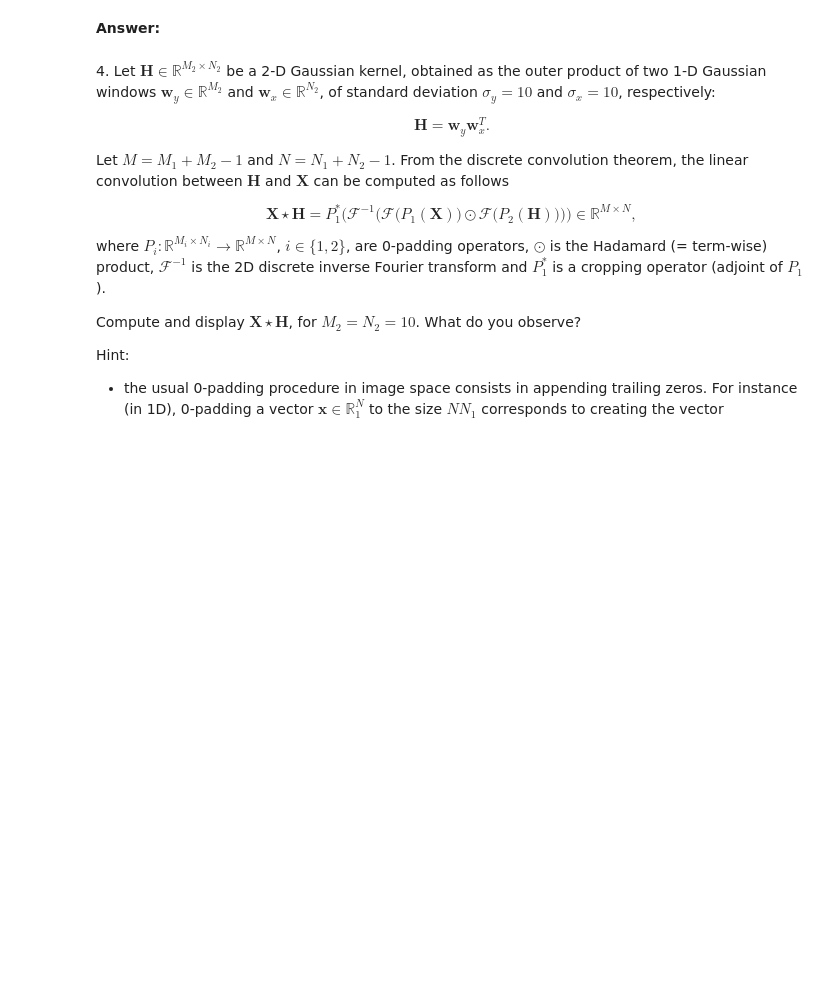
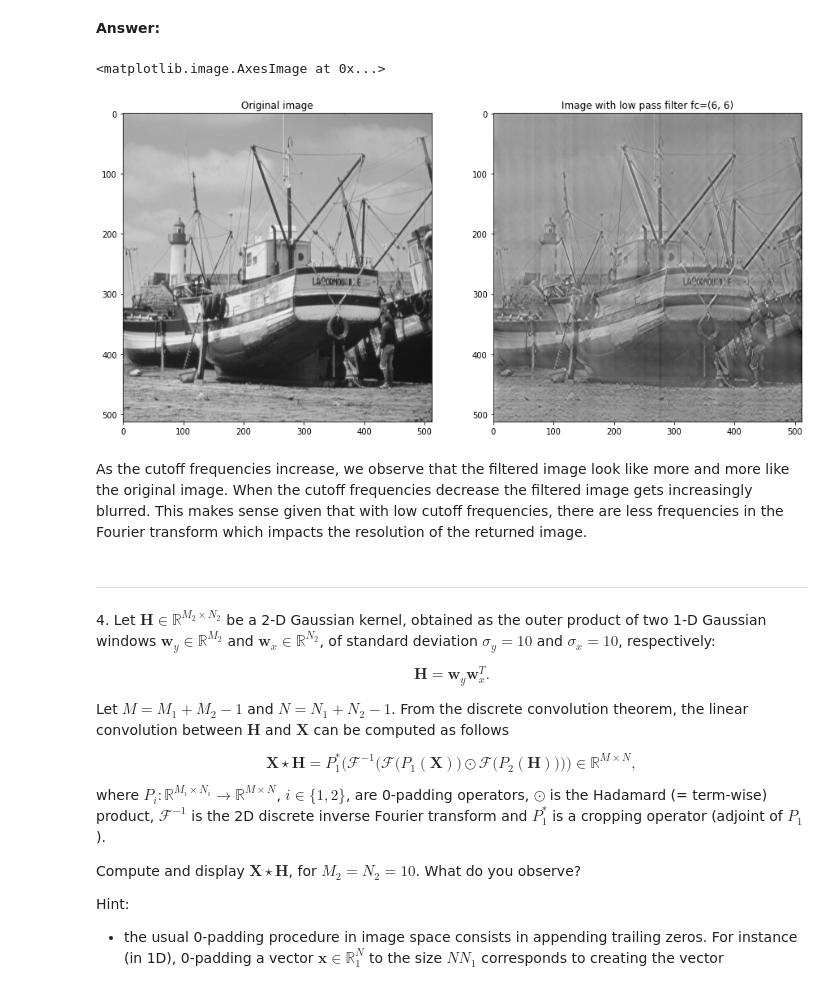
Before and after one commit to heez77/python_sdia, a Jupyter notebook: Labs/Lab3/lab3.ipynb, the cells around one changed output. Cells and saved outputs as stored; diff of their text form; code cells hidden in the pictures; blank space fills up the shorter version.

```diff
--- a/Labs/Lab3/lab3.ipynb
+++ b/Labs/Lab3/lab3.ipynb
@@ -44,5 +44,5 @@ from sympy import symbols, Eq, solve
 
 x, y = symbols('x y')
 
-eq1 = Eq(x**2 + y**2 - 1)
-eq2 = Eq(x - y + 3)
+eq1 = Eq(x**2 + y**2 - 1, 0)
+eq2 = Eq(x - y + 3, 0)
@@ -209,3 +243,38 @@ b) Display the filtered image for 2 different values of $\mathbf{f}_c$. What do
+# %%
+# your code
+def ideal_lowpass_filter(x, fc, shifted=False):
+    dft_x = np.fft.fft2(x)
+    if shifted:
+        dft_x = np.fft.fftshift(dft_x)
+    for i in range(dft_x.shape[0]):
+        for j in range(dft_x.shape[1]):
+            freq = (2*np.pi*i/dft_x.shape[0], 2*np.pi*j/dft_x.shape[1])
+            if fc[0] < freq[0] or fc[1] < freq[1]:
+                dft_x[i,j] = 0
+    return dft_x
+# %%
+fc=(6, 6)
+dft_gray_img = ideal_lowpass_filter(gray_img, fc)
+
+new_gray_img = np.fft.ifft2(dft_gray_img)
+new_gray_img = np.vectorize(lambda x: x.real)(new_gray_img)
+
+fig, ax = plt.subplots(1,2)
+fig.set_figheight(15)
+fig.set_figwidth(15)
+
+ax[0].set_title("Original image")
+ax[0].imshow(gray_img, cmap="gray")
+
+ax[1].set_title(f"Image with low pass filter fc={fc}")
+ax[1].imshow(new_gray_img, cmap="gray")
+# %% [output]
+<matplotlib.image.AxesImage at 0x...>
+[figure, added]
+# %% [markdown]
+As the cutoff frequencies increase, we observe that the filtered image look like more and more like the original image. When the cutoff frequencies decrease the filtered image gets increasingly blurred. This makes sense given that with low cutoff frequencies, there are less frequencies in the Fourier transform which impacts the resolution of the returned image.
+# %% [markdown]
+----------------------------------------------------------------
 # %% [markdown]
 4\. Let $\mathbf{H} \in \mathbb{R}^{M_2\times N_2}$ be a 2-D Gaussian kernel, obtained as the outer product of two 1-D Gaussian windows $\mathbf{w}_y \in \mathbb{R}^{M_2}$ and $\mathbf{w}_x \in \mathbb{R}^{N_2}$, of standard deviation $\sigma_y = 10$ and $\sigma_x = 10$, respectively:
 
```
Also changed, not shown: parts of 15 cells of this notebook.
